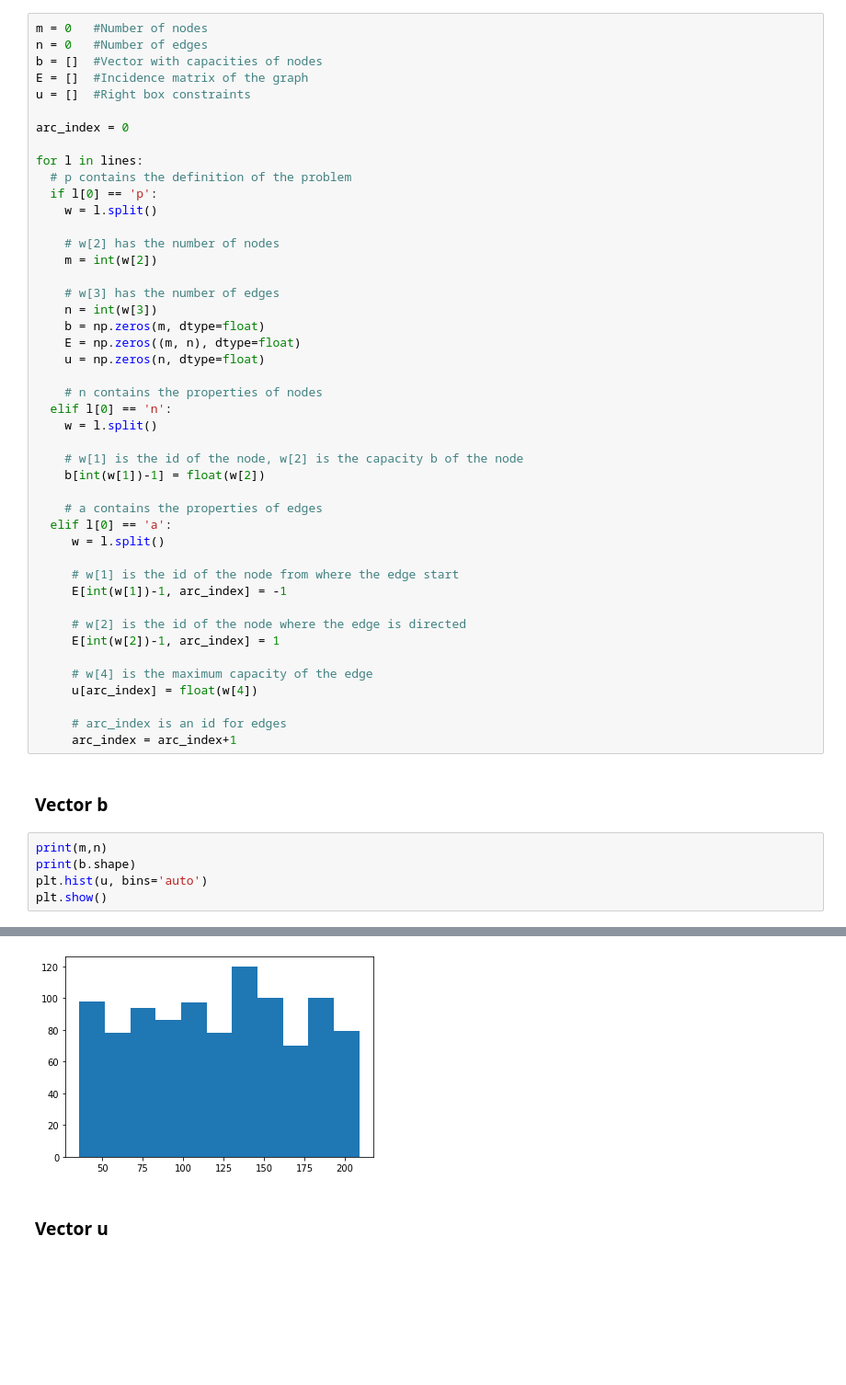
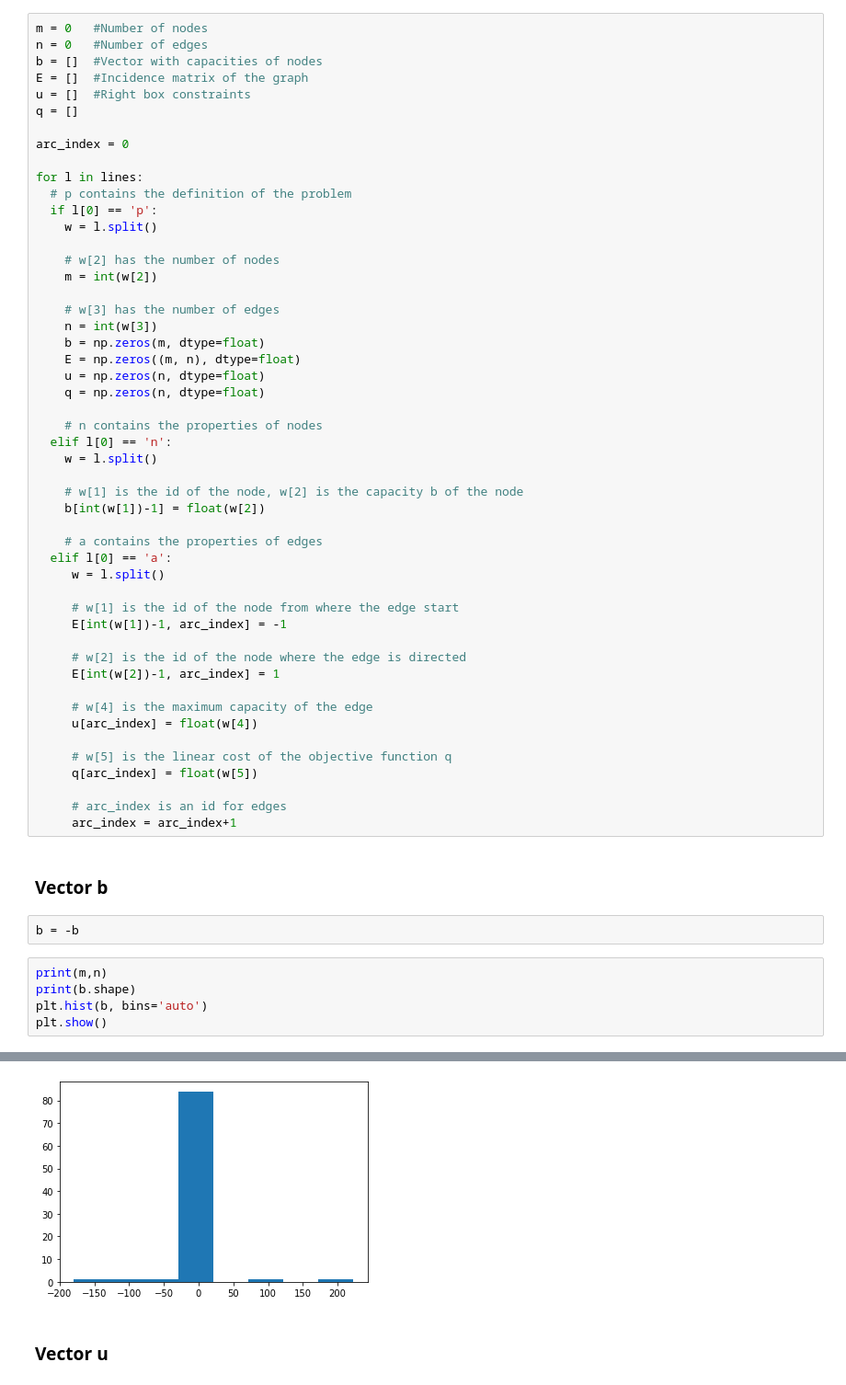
Before and after one commit to Simoniuss/LBM-on-Quadratic-MCF-problem, a Jupyter notebook: src/converterToMat.ipynb, the cells around one changed output, grey strips where cells are left out. Shown at 92% size. Cells and saved outputs as stored; diff of their text form; blank space fills up the shorter version.

```diff
--- a/src/converterToMat.ipynb
+++ b/src/converterToMat.ipynb
@@ -23,6 +19,7 @@ n = 0   #Number of edges
 b = []  #Vector with capacities of nodes
 E = []  #Incidence matrix of the graph
 u = []  #Right box constraints
+q = []
 
 arc_index = 0
 
@@ -39,6 +36,7 @@ for l in lines:
     b = np.zeros(m, dtype=float)
     E = np.zeros((m, n), dtype=float)
     u = np.zeros(n, dtype=float)
+    q = np.zeros(n, dtype=float)
 
     # n contains the properties of nodes
   elif l[0] == 'n':
@@ -60,19 +58,24 @@ for l in lines:
      # w[4] is the maximum capacity of the edge
      u[arc_index] = float(w[4])
 
+     # w[5] is the linear cost of the objective function q
+     q[arc_index] = float(w[5])
+
      # arc_index is an id for edges
      arc_index = arc_index+1
 # %% [markdown]
 ### Vector b
+# %%
+b = -b
 # %%
 print(m,n)
 print(b.shape)
-plt.hist(u, bins='auto')
+plt.hist(b, bins='auto')
 plt.show()
 # %% [output]
 89 1000
 (89,)
-[figure, old version]
+[figure, new version]
 # %% [markdown]
 ### Vector u
 # %%
```
Also changed, not shown: parts of 10 cells of this notebook, 6 other files.
